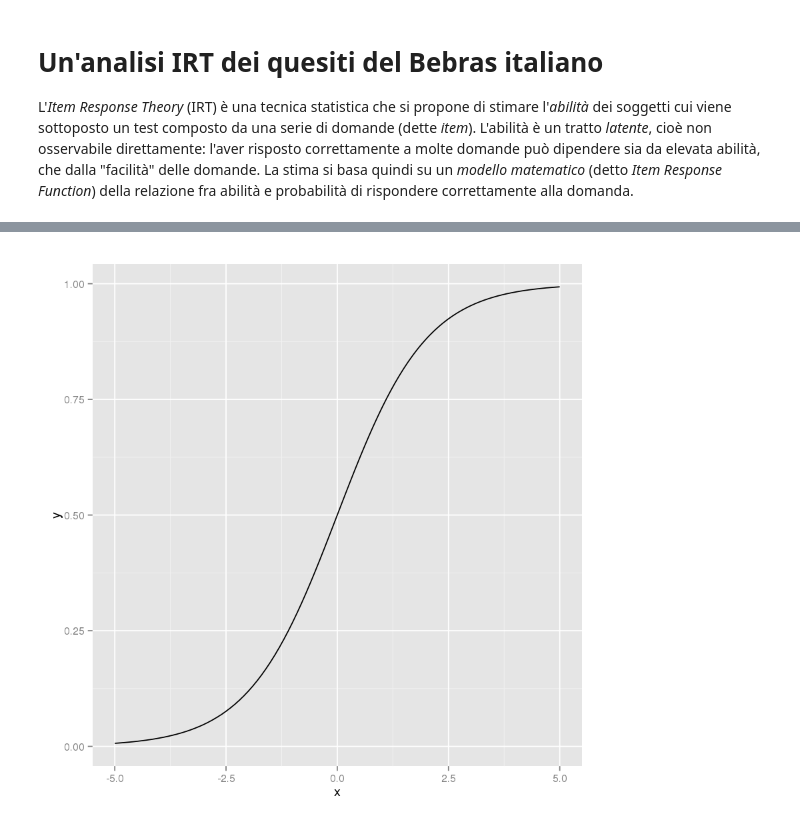
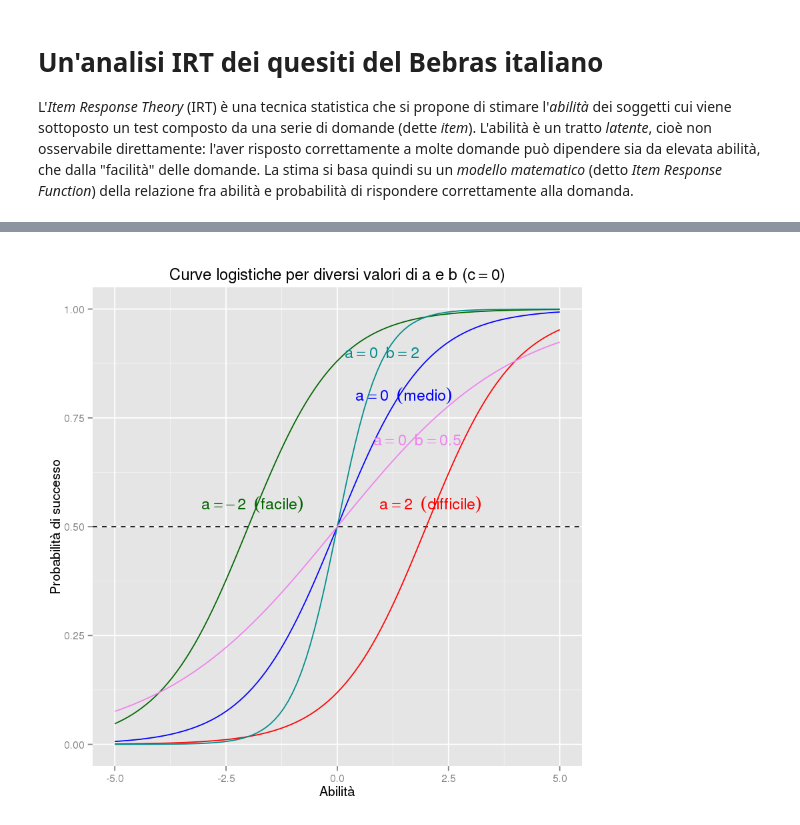
Before and after one commit to monga/bebras-it-nb, a Jupyter notebook: bebras-it.ipynb, the cells around one changed output, grey strips where cells are left out. Saved outputs shown, nothing was run; the diff lists cells and outputs as text; code cells hidden in the pictures.

Commit message:
Logistic functions

```diff
--- a/bebras-it.ipynb
+++ b/bebras-it.ipynb
@@ -14,5 +11,0 @@ library("ggplot2")
-# %%
-data <- NULL;
-data$x <- seq(-5, 5, .1);
-data$y <- 1 / (1 + exp(-data$x));
-data <- as.data.frame(data);
@@ -21,4 +12,33 @@ p<- ggplot(data, aes(x=x)) + scale_x_continuous() + geom_line(aes(y=y))
-# %%
-p
-# %% [output]
-[figure, removed]
+# %%
+logistic <- function(theta, a=0, b=1, c=0) {
+    c + (1-c)/(1 + exp(-b*(theta-a)))
+}
+# %%
+data <- data.frame(x=seq(-5,5,.1));
+data <- transform(data,
+                  y_mean = logistic(x),
+                  y_hard = logistic(x,a=2),
+                  y_easy=logistic(x,a=-2),
+                  y_hdiscrimination=logistic(x,b=2),
+                  y_ldiscrimination=logistic(x,b=.5)
+                 );
+# %%
+library("ggplot2")
+p <- ggplot(data, aes(x=x));
+p <- p + scale_x_continuous();
+p <- p + geom_hline(yintercept=0.5, linetype="dashed");
+p <- p + geom_line(aes(y=y_hard), color="red");
+p <- p + annotate("text", x=2.1, y=.55, label="a == 2 ~~(plain(difficile))", parse=TRUE, color="red");
+p <- p + geom_line(aes(y=y_easy), color="dark green");
+p <- p + annotate("text", x=-1.9, y=.55, label="a == -2 ~~(plain(facile))", parse=TRUE, color="dark green");
+p <- p + geom_line(aes(y=y_mean), color="blue");
+p <- p + annotate("text", x=1.5, y=.8, label="a == 0 ~~(plain(medio))", parse=TRUE, color="blue");
+p <- p + geom_line(aes(y=y_hdiscrimination), color="dark cyan");
+p <- p + annotate("text", x=1, y=.9, label="a == 0 ~~ b == 2", parse=TRUE, color="dark cyan");
+p <- p + geom_line(aes(y=y_ldiscrimination), color="violet");
+p <- p + annotate("text", x=1.8, y=.7, label="a == 0 ~~ b == .5", parse=TRUE, color="violet");
+p <- p + labs(title=expression(paste("Curve logistiche per diversi valori di ", a, " e ", b, " (",c==0,")")),
+              x="Abilità", y="Probabilità di successo")
+p
+# %% [output]
+[figure, added]
```
Also changed, not shown: parts of 3 cells of this notebook.
